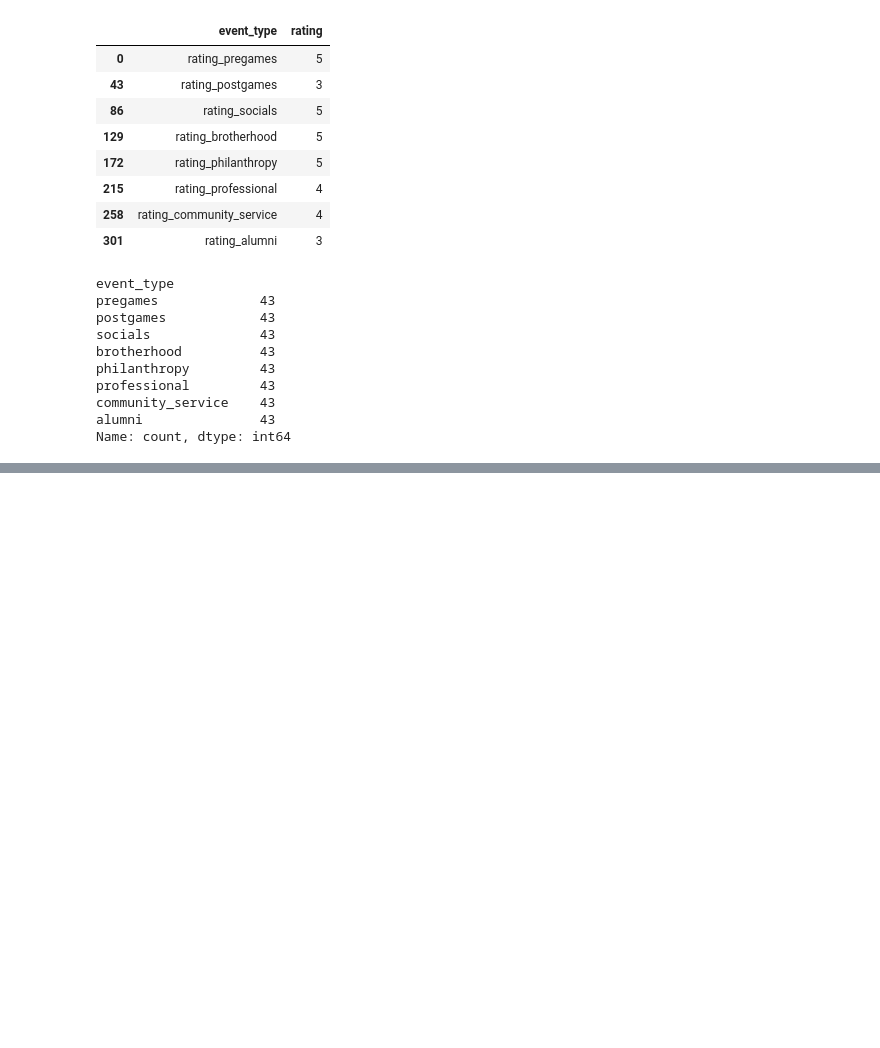
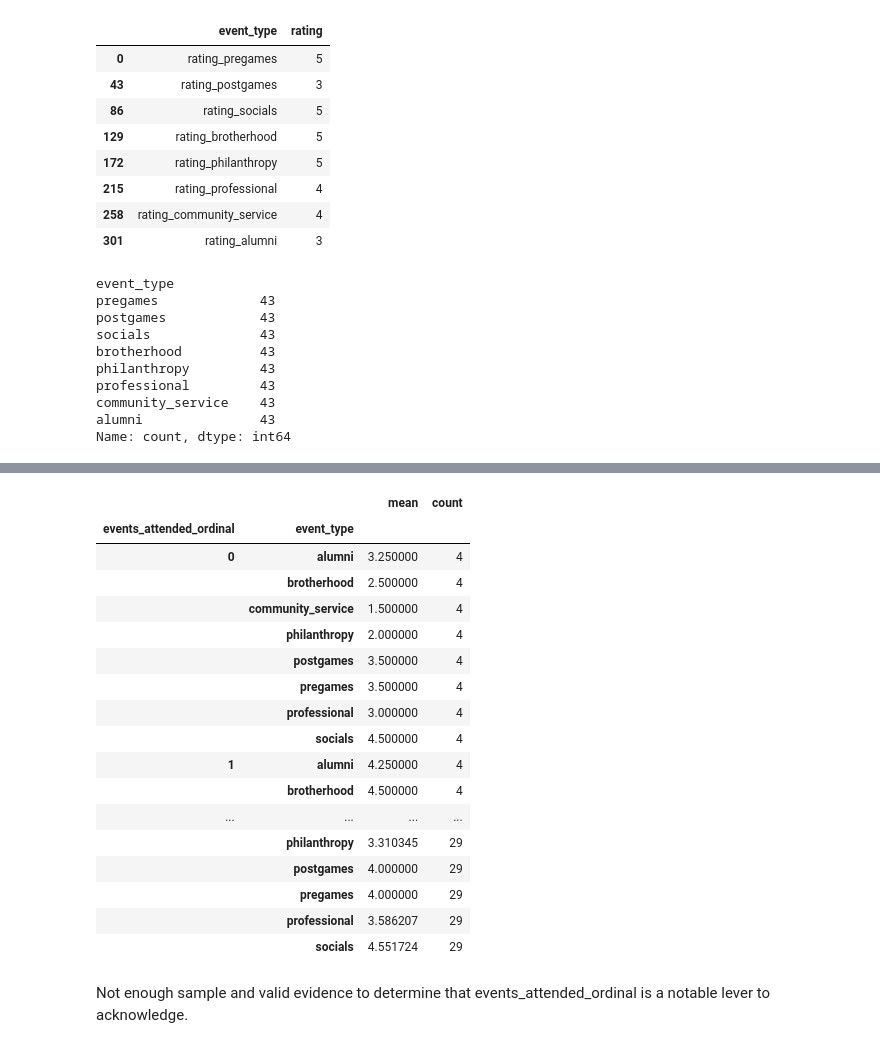
Before and after one commit to KevinWehrle/fiji-event-engagement-analytics, a Jupyter notebook: notebooks/eda.ipynb, the cells around one changed output, grey strips where cells are left out. Cells and saved outputs as stored; diff of their text form; code cells hidden in the pictures; blank space fills up the shorter version.

```diff
--- a/notebooks/eda.ipynb
+++ b/notebooks/eda.ipynb
@@ -307,0 +586,24 @@ Name: count, dtype: int64
+# %%
+attendance_summary = df_long.groupby(['events_attended_ordinal', 'event_type'])['rating'].agg(['mean', 'count'])
+attendance_summary
+# %% [output]
+|  |  | mean | count |
+| events_attended_ordinal | event_type |  |  |
+| 0 | alumni | 3.250000 | 4 |
+|  | brotherhood | 2.500000 | 4 |
+|  | community_service | 1.500000 | 4 |
+|  | philanthropy | 2.000000 | 4 |
+|  | postgames | 3.500000 | 4 |
+|  | pregames | 3.500000 | 4 |
+|  | professional | 3.000000 | 4 |
+|  | socials | 4.500000 | 4 |
+| 1 | alumni | 4.250000 | 4 |
+|  | brotherhood | 4.500000 | 4 |
+| ... | ... | ... | ... |
+|  | philanthropy | 3.310345 | 29 |
+|  | postgames | 4.000000 | 29 |
+|  | pregames | 4.000000 | 29 |
+|  | professional | 3.586207 | 29 |
+|  | socials | 4.551724 | 29 |
+# %% [markdown]
+Not enough sample and valid evidence to determine that events_attended_ordinal is a notable lever to acknowledge.
```
Also changed, not shown: parts of 25 cells of this notebook.
